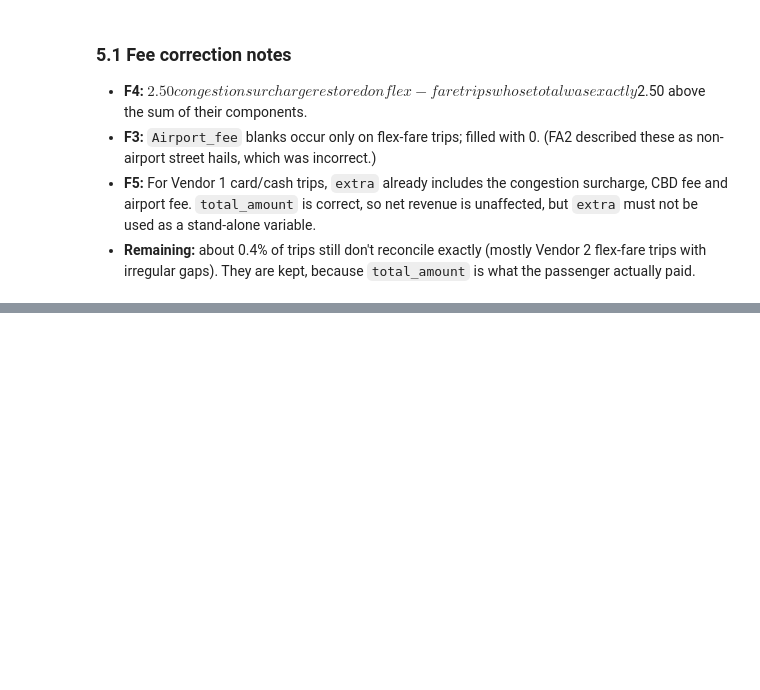
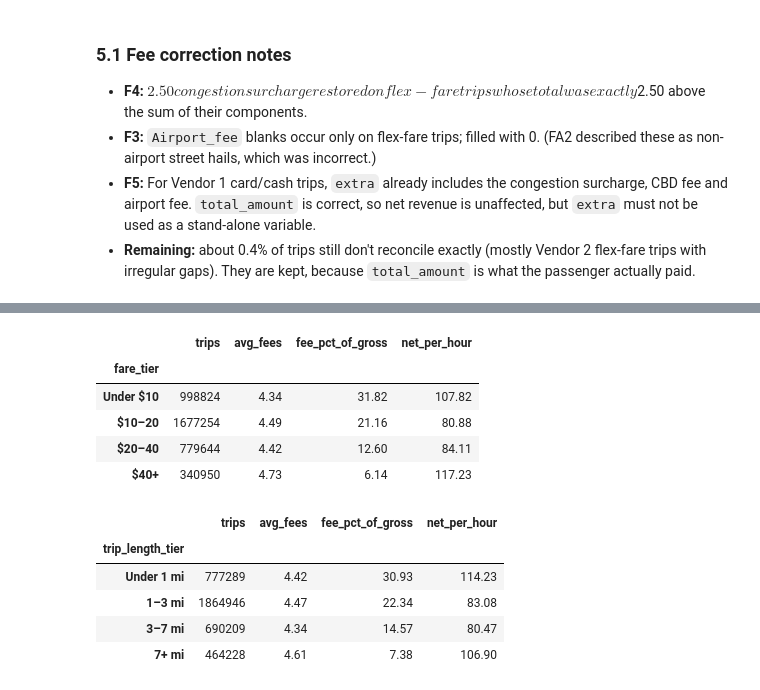
Before and after one commit to VicenteAlfonsoB/nyc-taxi-fleet-optimization, a Jupyter notebook: notebooks/01_abt.ipynb, the cells around one changed output, grey strips where cells are left out. Drawn from its saved outputs; the diff is of its cells as text; code cells hidden in the pictures; blank space fills up the shorter version.

```diff
--- a/notebooks/01_abt.ipynb
+++ b/notebooks/01_abt.ipynb
@@ -325,0 +383,14 @@ print(f"Overall: {reconciles.mean():.2%} of trips reconcile | {(~reconciles).sum
+# %%
+df["pickup_date"] = df["tpep_pickup_datetime"].dt.normalize()   # date with time set to 00:00
+df["pickup_month"] = df["tpep_pickup_datetime"].dt.month.astype("int8")
+
+day_order = ["Monday", "Tuesday", "Wednesday", "Thursday", "Friday", "Saturday", "Sunday"]
+df["day_of_week"] = pd.Categorical(df["day_of_week"].astype(str), categories=day_order, ordered=True)
+
+# Self-checks: the time fields from the earlier cleaning step must match the timestamp
+ts = df["tpep_pickup_datetime"]
+assert (df["pickup_hour"] == ts.dt.hour).all(), "pickup_hour mismatch"
+assert (df["day_of_week"].astype(str) == ts.dt.day_name()).all(), "day_of_week mismatch"
+assert (df["is_weekend"] == (ts.dt.dayofweek >= 5)).all(), "is_weekend mismatch"
+print("Time fields consistent with the pickup timestamp ✓")
+print(df["pickup_month"].value_counts().sort_index().to_string())
@@ -325,0 +411,34 @@ print(f"Overall: {reconciles.mean():.2%} of trips reconcile | {(~reconciles).sum
+# %%
+FARE_BINS = [0, 10, 20, 40, np.inf]
+FARE_LABELS = ["Under $10", "$10–20", "$20–40", "$40+"]
+
+DIST_BINS = [0, 1, 3, 7, np.inf]
+DIST_LABELS = ["Under 1 mi", "1–3 mi", "3–7 mi", "7+ mi"]
+
+df["fare_tier"] = pd.cut(df["fare_amount"], bins=FARE_BINS, labels=FARE_LABELS, right=False)          # D3
+df["trip_length_tier"] = pd.cut(df["trip_distance"], bins=DIST_BINS, labels=DIST_LABELS, right=False)  # D4
+
+assert df[["fare_tier", "trip_length_tier"]].notna().all().all(), "Some trips fell outside the tiers"
+# %%
+for tier in ["fare_tier", "trip_length_tier"]:
+    display(
+        df.groupby(tier, observed=True)
+          .agg(trips=("net_revenue", "size"),
+               avg_fees=("total_fees", "mean"),
+               fee_pct_of_gross=("fee_impact_pct", "mean"),
+               net_per_hour=("net_revenue_per_hour", "mean"))
+          .round(2)
+    )
+# %% [output]
+|  | trips | avg_fees | fee_pct_of_gross | net_per_hour |
+| fare_tier |  |  |  |  |
+| Under $10 | 998824 | 4.34 | 31.82 | 107.82 |
+| $10–20 | 1677254 | 4.49 | 21.16 | 80.88 |
+| $20–40 | 779644 | 4.42 | 12.60 | 84.11 |
+| $40+ | 340950 | 4.73 | 6.14 | 117.23 |
+|  | trips | avg_fees | fee_pct_of_gross | net_per_hour |
+| trip_length_tier |  |  |  |  |
+| Under 1 mi | 777289 | 4.42 | 30.93 | 114.23 |
+| 1–3 mi | 1864946 | 4.47 | 22.34 | 83.08 |
+| 3–7 mi | 690209 | 4.34 | 14.57 | 80.47 |
+| 7+ mi | 464228 | 4.61 | 7.38 | 106.90 |
```
Also changed, not shown: parts of 7 cells of this notebook.
